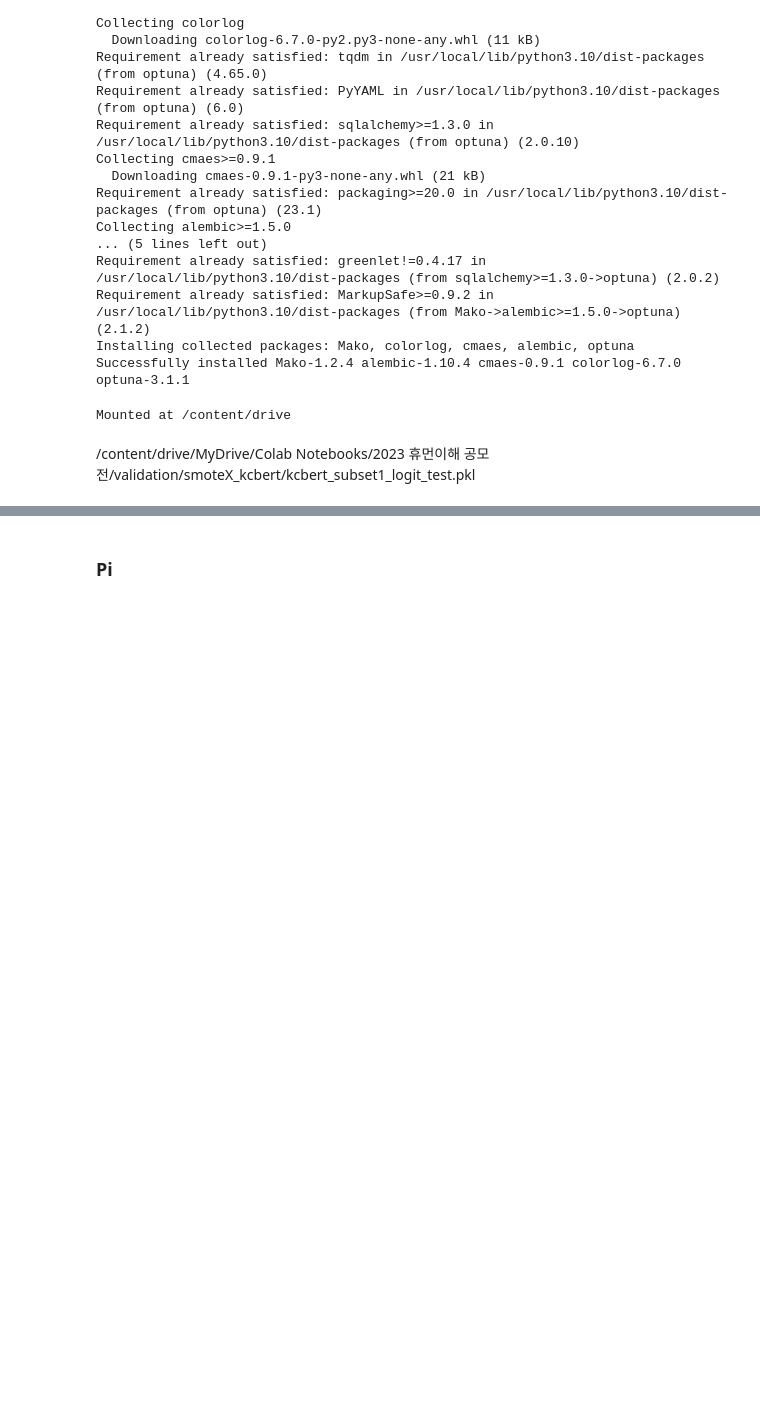
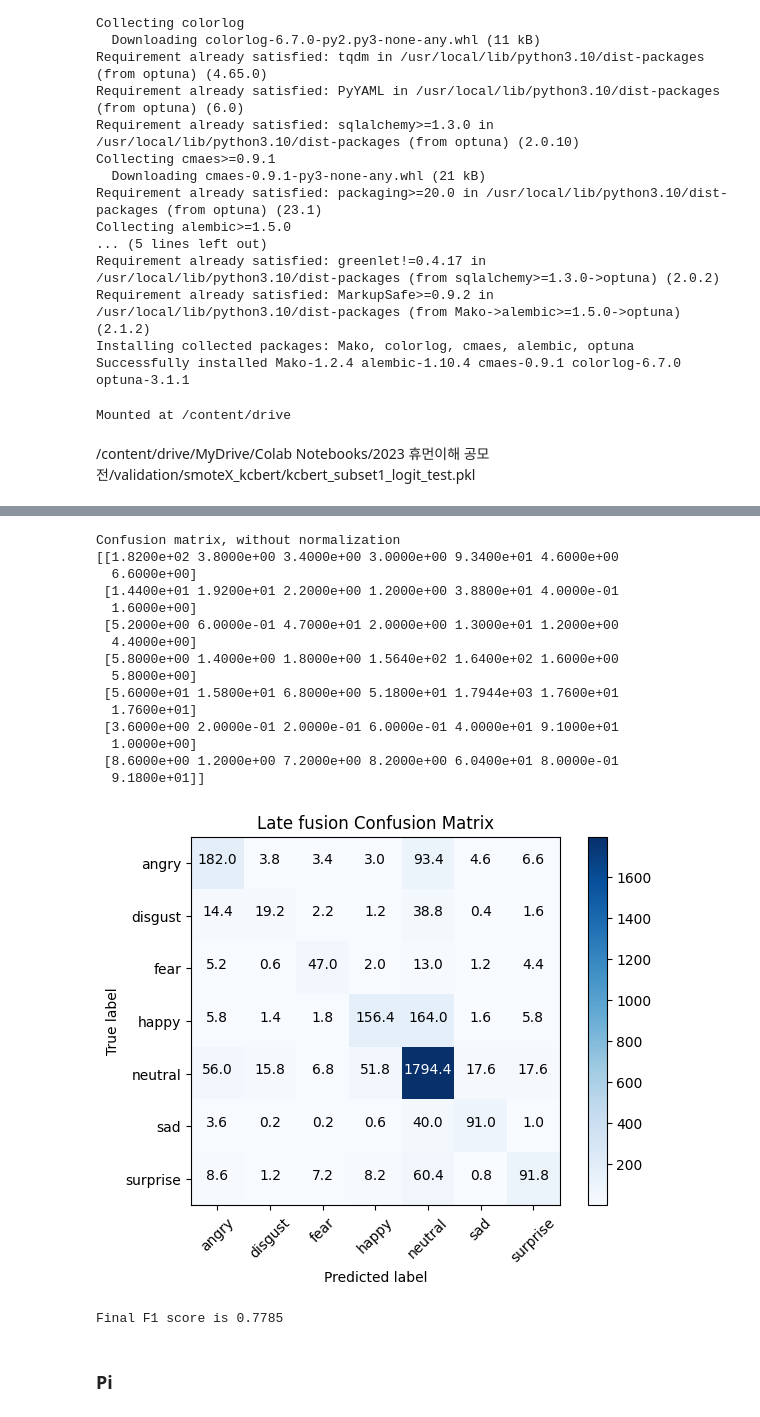
Before and after one commit to kw-idea/ETRI_2023_AI_KCC, a Jupyter notebook: KFold_fusion_model/Late_fusion_KFold.ipynb, the cells around one changed output, grey strips where cells are left out. Saved outputs shown, nothing was run; the diff lists cells and outputs as text; code cells hidden in the pictures; blank space fills up the shorter version.

Commit message:
late fusion 결과 보이게 수정

```diff
--- a/KFold_fusion_model/Late_fusion_KFold.ipynb
+++ b/KFold_fusion_model/Late_fusion_KFold.ipynb
@@ -35,0 +190,22 @@ Mounted at /content/drive
+# %%
+nlp_weights = []
+wav_weights = []
+y_preds = []
+
+for i in range(5):
+  study = optuna.create_study(direction='minimize')
+  study.optimize(lambda trial: objective(trial, nlp_probs[i], wav_probs[i], emotion_encoded_list[i]), n_trials=300)
+
+  nlp_weight = study.best_params['w1']
+  wav_weight = 1 - nlp_weight
+
+  print('==========Optimized weights==========')
+  print(f'NLP : {nlp_weight}\nWav : {wav_weight}')
+
+  nlp_weights.append(nlp_weight)
+  wav_weights.append(wav_weight)
+
+  probs = nlp_weight * nlp_probs[i] + wav_weight * wav_probs[i]
+  y_pred_optuna = np.argmax(probs, axis=1)
+  y_pred_optuna = id_to_emotion_func(y_pred_optuna)
+  y_preds.append(y_pred_optuna)
@@ -35,0 +313,15 @@ Mounted at /content/drive
+# %%
+emo_keys = list(['angry', 'disgust', 'fear', 'happy', 'neutral', 'sad', 'surprise'])
+f1_scores = []
+confusion_matrix_list = []
+
+for i in range(5):
+  f1 = f1_score(emotion_labels[i], y_preds[i], average='micro')
+  f1_scores.append(f1)
+
+  cm = confusion_matrix(emotion_labels[i], y_preds[i])
+  confusion_matrix_list.append(cm)
+
+  print('Test Set F-score =  {0:.4f}'.format(f1))
+  print('Test Set Precision =  {0:.4f}'.format(precision_score(emotion_labels[i], y_preds[i], average='macro')))
+  print('Test Set Recall =  {0:.4f}'.format(recall_score(emotion_labels[i], y_preds[i], average='macro')))
@@ -35,0 +344,27 @@ Mounted at /content/drive
+# %%
+confusion_matrix_mean = np.sum(np.array(confusion_matrix_list), axis=0) / 5
+# %%
+plot_confusion_matrix(confusion_matrix_mean, ['angry', 'disgust', 'fear', 'happy', 'neutral', 'sad', 'surprise'], title='Late fusion Confusion Matrix')
+# %% [output]
+Confusion matrix, without normalization
+[[1.8200e+02 3.8000e+00 3.4000e+00 3.0000e+00 9.3400e+01 4.6000e+00
+  6.6000e+00]
+ [1.4400e+01 1.9200e+01 2.2000e+00 1.2000e+00 3.8800e+01 4.0000e-01
+  1.6000e+00]
+ [5.2000e+00 6.0000e-01 4.7000e+01 2.0000e+00 1.3000e+01 1.2000e+00
+  4.4000e+00]
+ [5.8000e+00 1.4000e+00 1.8000e+00 1.5640e+02 1.6400e+02 1.6000e+00
+  5.8000e+00]
+ [5.6000e+01 1.5800e+01 6.8000e+00 5.1800e+01 1.7944e+03 1.7600e+01
+  1.7600e+01]
+ [3.6000e+00 2.0000e-01 2.0000e-01 6.0000e-01 4.0000e+01 9.1000e+01
+  1.0000e+00]
+ [8.6000e+00 1.2000e+00 7.2000e+00 8.2000e+00 6.0400e+01 8.0000e-01
+  9.1800e+01]]
+[figure, added]
+# %%
+f1_scores = np.array(f1_scores)
+final_f1_score = np.mean(f1_scores)
+print(f'Final F1 score is {final_f1_score:.4f}')
+# %% [output]
+Final F1 score is 0.7785
```
Also changed, not shown: parts of 48 cells of this notebook.
